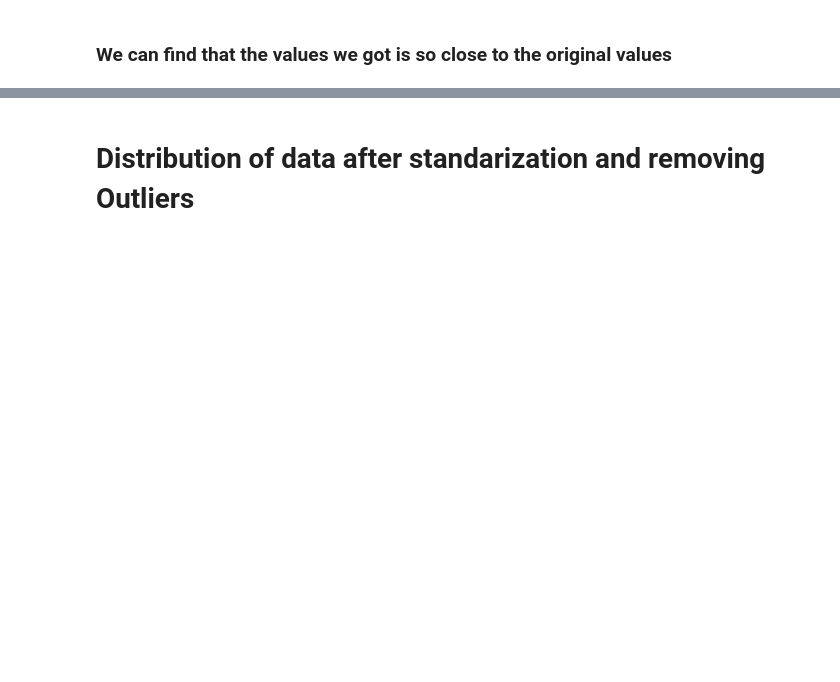
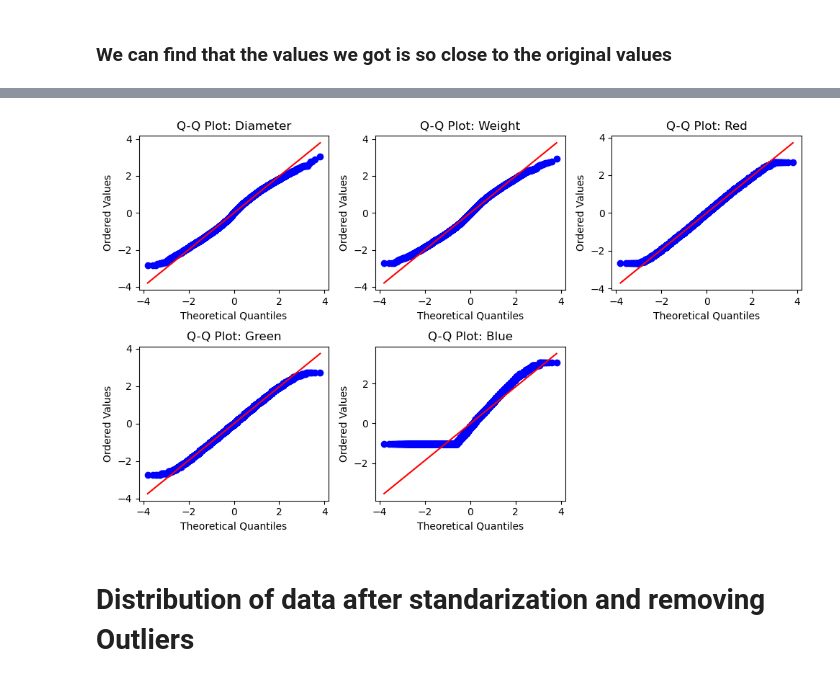
Before and after one commit to MohamedMandour10/Citrus-Binary-Classification, a Jupyter notebook: oranges-vs-grapefruit.ipynb, the cells around one changed output, grey strips where cells are left out. Cells and saved outputs as stored; diff of their text form; code cells hidden in the pictures; blank space fills up the shorter version.

```diff
--- a/oranges-vs-grapefruit.ipynb
+++ b/oranges-vs-grapefruit.ipynb
@@ -383,3 +464,43 @@ Blue p-value: 0.0
+# %%
+# plot the observed data on the y-axis and the expected quantiles (or percentiles) of the theoretical distribution on the x-axis.
+# If the observed data points fall along a straight line, it suggests that the data is approximately normally distributed.
+
+# Create Q-Q plots
+plt.figure(figsize=(10, 6))
+plt.subplot(2, 3, 1)
+stats.probplot(data['diameter'], dist='norm', plot=plt)
+plt.xlabel('Theoretical Quantiles')
+plt.ylabel('Ordered Values')
+plt.title('Q-Q Plot: Diameter')
+
+plt.subplot(2, 3, 2)
+stats.probplot(data['weight'], dist='norm', plot=plt)
+plt.xlabel('Theoretical Quantiles')
+plt.ylabel('Ordered Values')
+plt.title('Q-Q Plot: Weight')
+
+plt.subplot(2, 3, 3)
+stats.probplot(data['red'], dist='norm', plot=plt)
+plt.xlabel('Theoretical Quantiles')
+plt.ylabel('Ordered Values')
+plt.title('Q-Q Plot: Red')
+
+plt.subplot(2, 3, 4)
+stats.probplot(data['green'], dist='norm', plot=plt)
+plt.xlabel('Theoretical Quantiles')
+plt.ylabel('Ordered Values')
+plt.title('Q-Q Plot: Green')
+
+plt.subplot(2, 3, 5)
+stats.probplot(data['blue'], dist='norm', plot=plt)
+plt.xlabel('Theoretical Quantiles')
+plt.ylabel('Ordered Values')
+plt.title('Q-Q Plot: Blue')
+
+plt.tight_layout()
+plt.show()
+# %% [output]
+[figure, added]
 # %% [markdown]
 # Distribution of data after standarization and removing Outliers
 # %%
```
Also changed, not shown: parts of 56 cells of this notebook.
